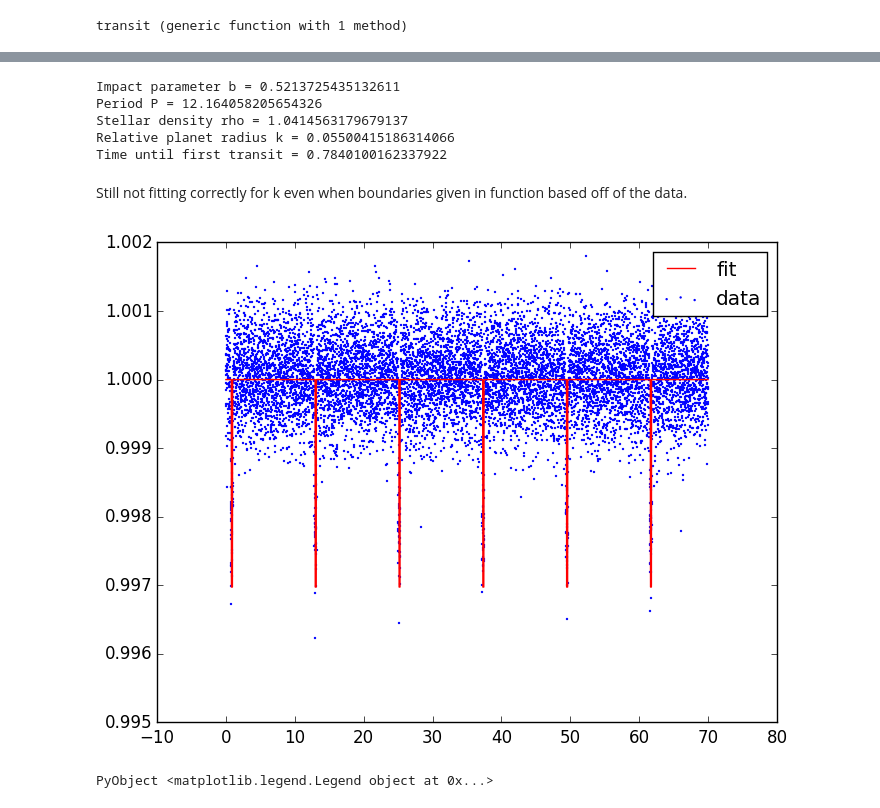
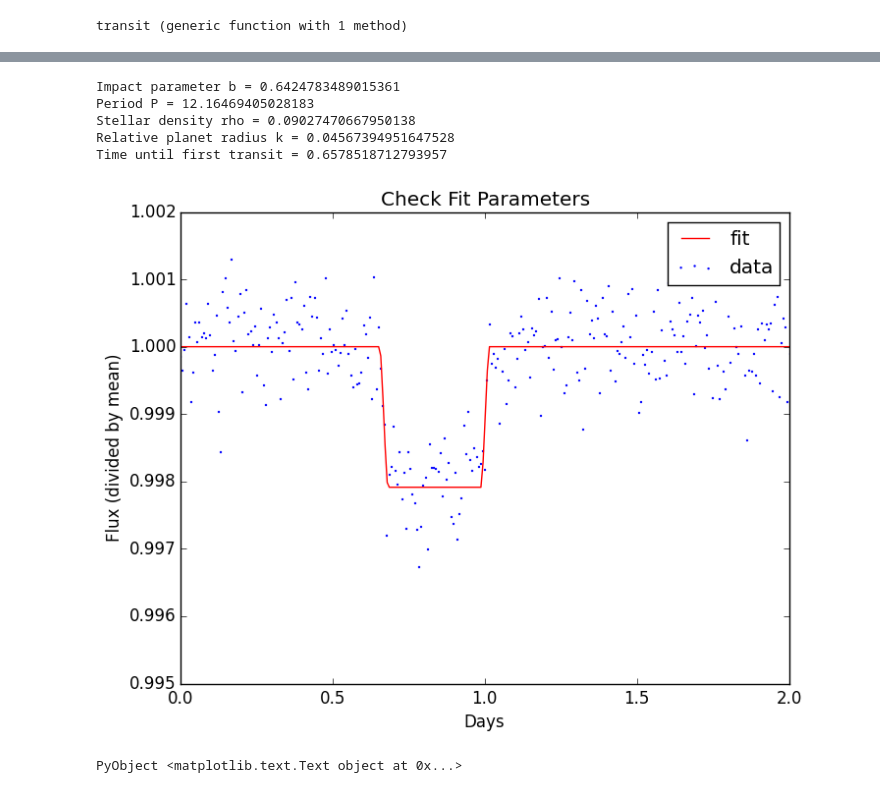
Before and after one commit to jlustigy/ExoJulia, a Jupyter notebook: Homework/hw3/Iryna_Margaret/Lazzarini_Butsky_hw2a.ipynb, the cells around one changed output, grey strips where cells are left out. Drawn from its saved outputs; the diff is of its cells as text; code cells hidden in the pictures.

```diff
--- a/Homework/hw3/Iryna_Margaret/Lazzarini_Butsky_hw2a.ipynb
+++ b/Homework/hw3/Iryna_Margaret/Lazzarini_Butsky_hw2a.ipynb
@@ -109,9 +109,9 @@ function transit(t, p)
         elseif b < 0.0
         return Inf
     end
-    if k >= 0.07
+    if k >= 1.0
         return Inf
-        elseif k <= 0.055
+        elseif k <= 0.0
         return Inf
     end
     if rho <= 0.0
@@ -188,7 +169,7 @@ errors = 1.0 ./ (err ./ mean(flux)).^2.0
 # %%
 #p[b, P, rho, k, t_off]
 test = [0.5, per_guess, 1.0, 0.061, t_off_guess]
-fit = curve_fit(transit, time, flux, errors, test)
+fit = curve_fit(transit, time, flux/mean(flux), errors, test)
 tfit = transit(time, fit.param);
 # %%
 #Fit parameters
@@ -198,18 +179,20 @@ println("Stellar density rho = ", fit.param[3])
 println("Relative planet radius k = ", fit.param[4])
 println("Time until first transit = ", fit.param[5])
 # %% [output]
-Impact parameter b = 0.5213725435132611
-Period P = 12.164058205654326
-Stellar density rho = 1.0414563179679137
-Relative planet radius k = 0.05500415186314066
-Time until first transit = 0.7840100162337922
+Impact parameter b = 0.6424783489015361
+Period P = 12.16469405028183
+Stellar density rho = 0.09027470667950138
+Relative planet radius k = 0.04567394951647528
+Time until first transit = 0.6578518712793957
-# %% [markdown]
-Still not fitting correctly for k even when boundaries given in function based off of the data.
 # %%
 scatter(time, flux/mean(flux), color = "b", label = "data", s=0.5)
 plot(time, tfit, color = "r", label = "fit")
 ylim(0.995, 1.002)
+xlim(0,2)
 legend()
+title("Check Fit Parameters")
+xlabel("Days")
+ylabel("Flux (divided by mean)")
 # %% [output]
-[figure, old version]
+[figure, new version]
-PyObject <matplotlib.legend.Legend object at 0x...>
+PyObject <matplotlib.text.Text object at 0x...>
```
Also changed, not shown: parts of 2 cells of this notebook.
